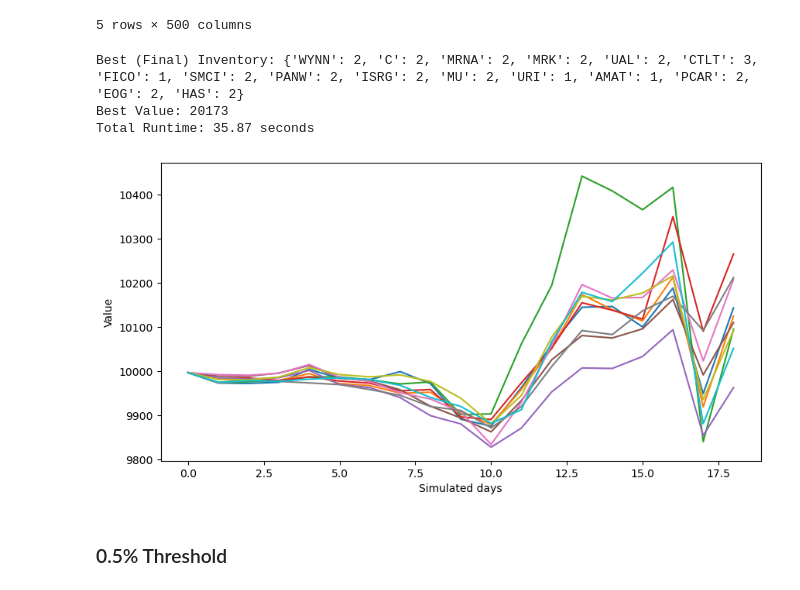
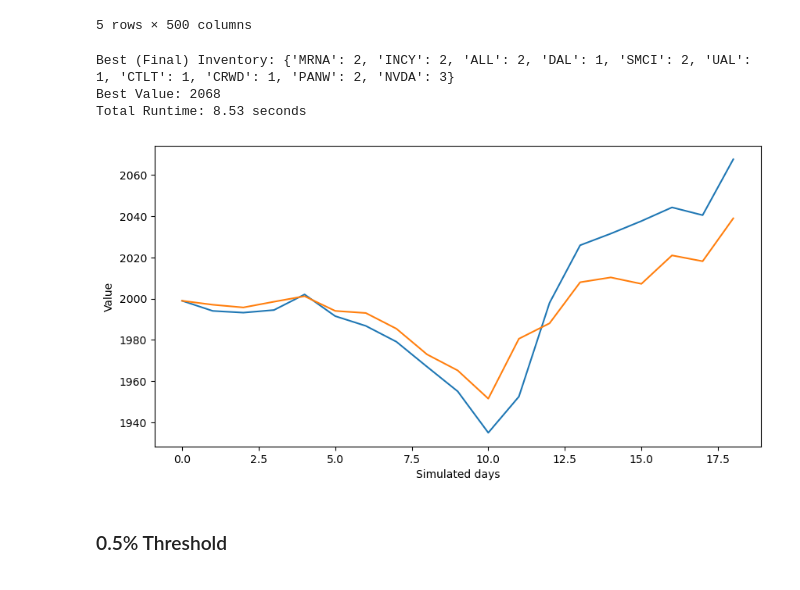
Before and after one commit to pmgfernandes04/SP500-Using-ML-and-Search-Methods, a Jupyter notebook: montecarlo.ipynb, the cells around one changed output. Drawn from its saved outputs; the diff is of its cells as text; code cells hidden in the pictures.

```diff
--- a/montecarlo.ipynb
+++ b/montecarlo.ipynb
@@ -362,6 +362,7 @@ def simulation(df, iteration, inventory, balance=10000, min_distr = 3, max_distr
         log_file.write(f"\n{'=' * 50}\n")  # Top border of the box
         log_file.write(f"|{'Iteration  ' + str(iteration):^50}|\n")  # Center the text with padding
         log_file.write(f"{'=' * 50}\n")  # Bottom border of the box
+
 
         for index, row in df.iterrows():
             date = row["Date"]
@@ -378,9 +379,21 @@ def simulation(df, iteration, inventory, balance=10000, min_distr = 3, max_distr
 
                     daily_series[index] = balance + inventory_value
                 else:
-                    list_buy_stocks = choose_random_stocks(buy_tickers, diff_ticker_amount)
+                    no_money = True
+                    for attempt in range(10): # 10 chances to find a viable purchase
+                        list_buy_stocks = choose_random_stocks(buy_tickers, diff_ticker_amount)
+                        purchase = distribute_stocks(random.randint(min_distr, max_distr), list_buy_stocks)
+                        if calculate_inventory_value(purchase, date) < balance-diff_ticker_amount: # fees included
+                            no_money = False
+                            break # can buy
+                        else:
+                            no_money = True
+                            log_file.write(f"{attempt+1} failed attempt for a purchase for {date}.\n\n")
 
-                    purchase = distribute_stocks(random.randint(min_distr, max_distr), list_buy_stocks)
+                            purchase = {}
+                            inventory, inventory_value, balance = update(inventory, purchase, balance, date)
+
+                            daily_series[index] = balance + inventory_value
 
                     # Update inventory, value, and balance
                     inventory, inventory_value, balance = update(inventory, purchase, balance, date)
@@ -508,9 +521,9 @@ df_lstm1.head()
 # %%
 lstm1_results = pd.DataFrame() # reset results
 
-balance = 20000
+balance = 2000
 
-no_iterations = 20
+no_iterations = 2
 
 min_distr = 1
 max_distr = 2
@@ -524,17 +537,17 @@ print(f"Best (Final) Inventory: {best_inventory}")
 print(f"Best Value: {best_value}")
 print(f"Total Runtime: {running_time:.2f} seconds")
 # %% [output]
-Best (Final) Inventory: {'WYNN': 2, 'C': 2, 'MRNA': 2, 'MRK': 2, 'UAL': 2, 'CTLT': 3, 'FICO': 1, 'SMCI': 2, 'PANW': 2, 'ISRG': 2, 'MU': 2, 'URI': 1, 'AMAT': 1, 'PCAR': 2, 'EOG': 2, 'HAS': 2}
-Best Value: 20173
-Total Runtime: 35.87 seconds
+Best (Final) Inventory: {'MRNA': 2, 'INCY': 2, 'ALL': 2, 'DAL': 1, 'SMCI': 2, 'UAL': 1, 'CTLT': 1, 'CRWD': 1, 'PANW': 2, 'NVDA': 3}
+Best Value: 2068
+Total Runtime: 8.53 seconds
 # %%
 plt.figure(figsize=(10,5))
-plt.plot(lstm_1pct_results)
+plt.plot(lstm1_results)
 plt.ylabel('Value')
 plt.xlabel('Simulated days')
 plt.show()
 # %% [output]
-[figure, old version]
+[figure, new version]
 # %% [markdown]
 ### 0.5% Threshold
 # %%
```
Also changed, not shown: parts of 22 cells of this notebook, 2 other files.
